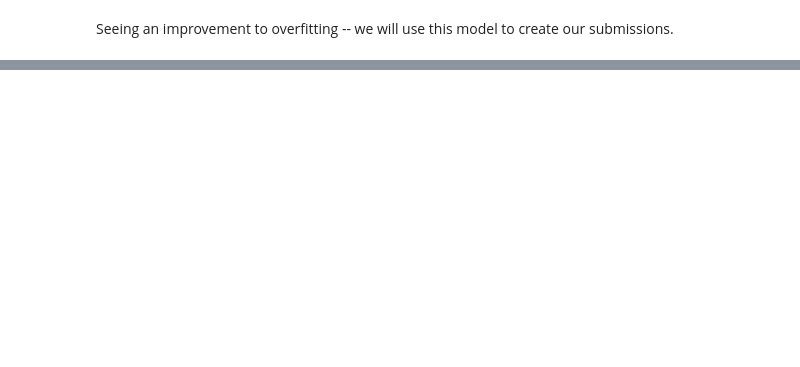
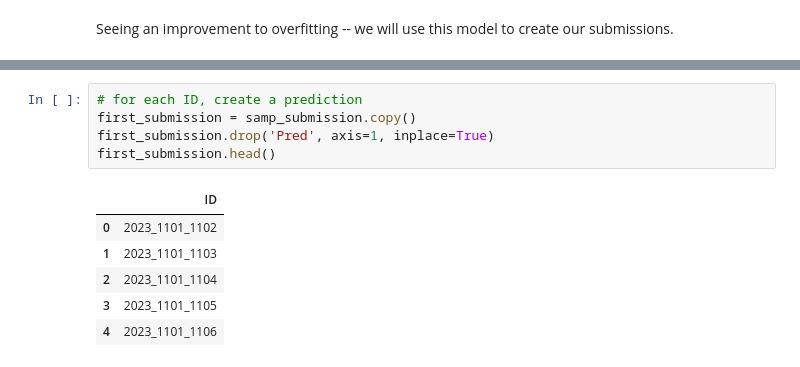
Before and after one commit to akaigraham/main-ML, a Jupyter notebook: march-madness-simulation/notebooks/mm-23.ipynb, the cells around one changed output, grey strips where cells are left out. Drawn from its saved outputs; the diff is of its cells as text; blank space fills up the shorter version.

```diff
--- a/march-madness-simulation/notebooks/mm-23.ipynb
+++ b/march-madness-simulation/notebooks/mm-23.ipynb
@@ -540,0 +555,12 @@ Seeing an improvement to overfitting -- we will use this model to create our sub
+# %%
+# for each ID, create a prediction
+first_submission = samp_submission.copy()
+first_submission.drop('Pred', axis=1, inplace=True)
+first_submission.head()
+# %% [output]
+|  | ID |
+| 0 | 2023_1101_1102 |
+| 1 | 2023_1101_1103 |
+| 2 | 2023_1101_1104 |
+| 3 | 2023_1101_1105 |
+| 4 | 2023_1101_1106 |
```
Also changed, not shown: parts of 23 cells of this notebook, 1 other file.
